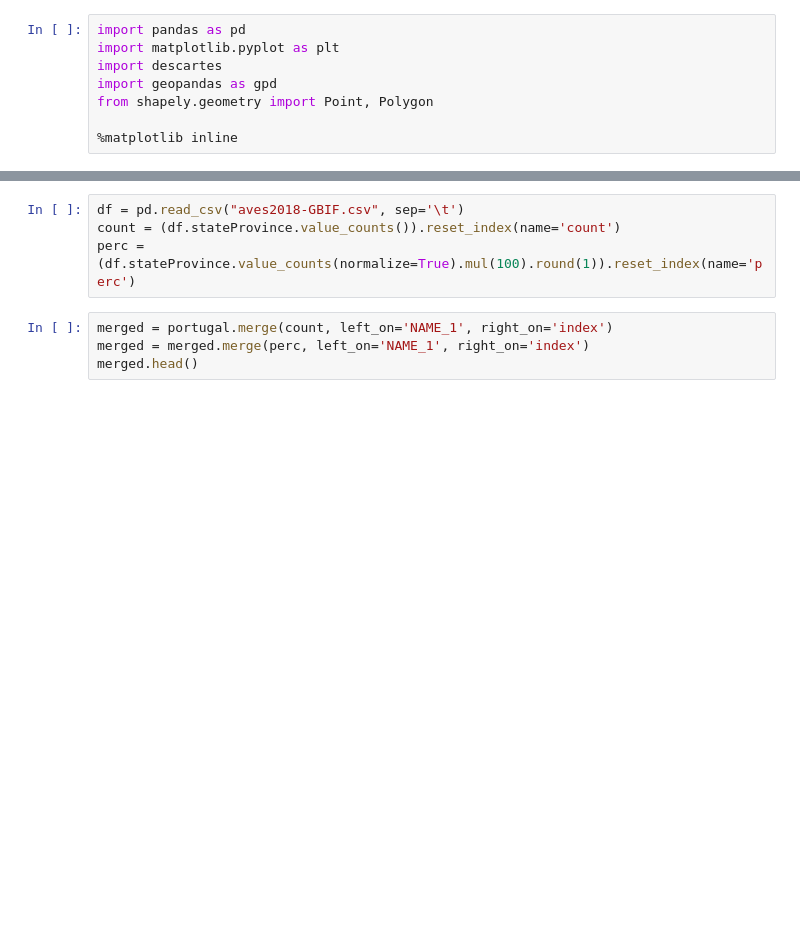
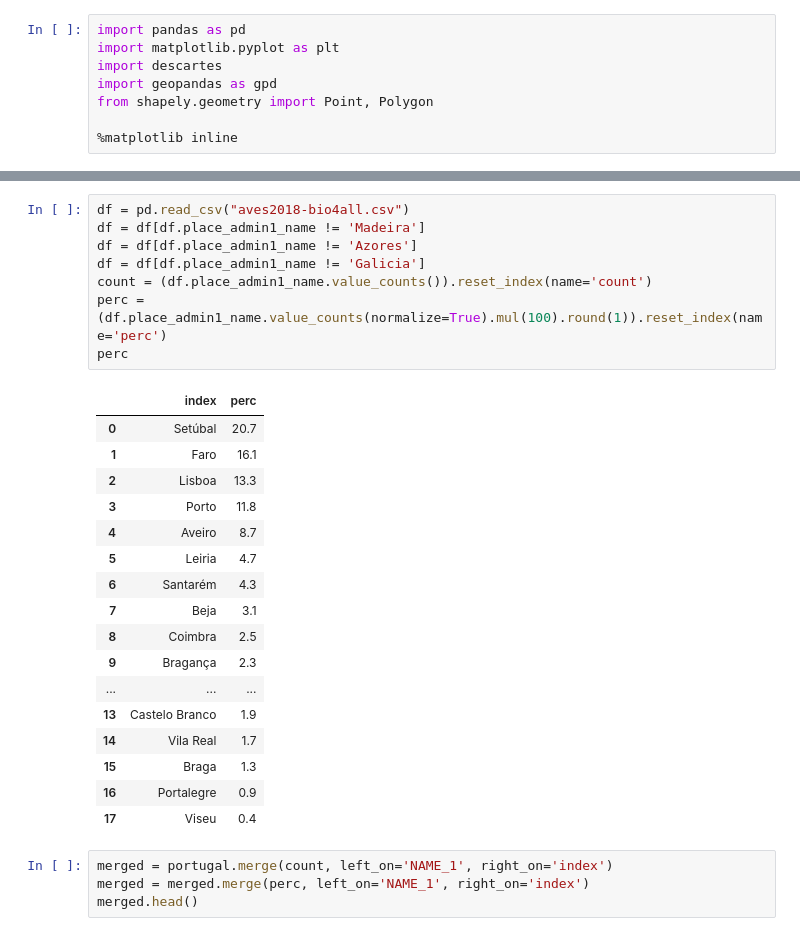
Before and after one commit to joaoalvescm/DataScience-CitizenScience, a Jupyter notebook: Data & Code/PercPDistrito.ipynb, the cells around one changed output, grey strips where cells are left out. Drawn from its saved outputs; the diff is of its cells as text; blank space fills up the shorter version.

```diff
--- a/Data & Code/PercPDistrito.ipynb
+++ b/Data & Code/PercPDistrito.ipynb
@@ -31,7 +12,29 @@ portugal
 # %%
-df = pd.read_csv("aves2018-GBIF.csv", sep='\t')
-count = (df.stateProvince.value_counts()).reset_index(name='count')
-perc = (df.stateProvince.value_counts(normalize=True).mul(100).round(1)).reset_index(name='perc')
+df = pd.read_csv("aves2018-bio4all.csv")
+df = df[df.place_admin1_name != 'Madeira']
+df = df[df.place_admin1_name != 'Azores']
+df = df[df.place_admin1_name != 'Galicia']
+count = (df.place_admin1_name.value_counts()).reset_index(name='count')
+perc = (df.place_admin1_name.value_counts(normalize=True).mul(100).round(1)).reset_index(name='perc')
+perc
+# %% [output]
+|  | index | perc |
+| 0 | Setúbal | 20.7 |
+| 1 | Faro | 16.1 |
+| 2 | Lisboa | 13.3 |
+| 3 | Porto | 11.8 |
+| 4 | Aveiro | 8.7 |
+| 5 | Leiria | 4.7 |
+| 6 | Santarém | 4.3 |
+| 7 | Beja | 3.1 |
+| 8 | Coimbra | 2.5 |
+| 9 | Bragança | 2.3 |
+| ... | ... | ... |
+| 13 | Castelo Branco | 1.9 |
+| 14 | Vila Real | 1.7 |
+| 15 | Braga | 1.3 |
+| 16 | Portalegre | 0.9 |
+| 17 | Viseu | 0.4 |
 # %%
 merged = portugal.merge(count, left_on='NAME_1', right_on='index')
 merged = merged.merge(perc, left_on='NAME_1', right_on='index')
```
Also changed, not shown: parts of 2 cells of this notebook, 10 other files.
